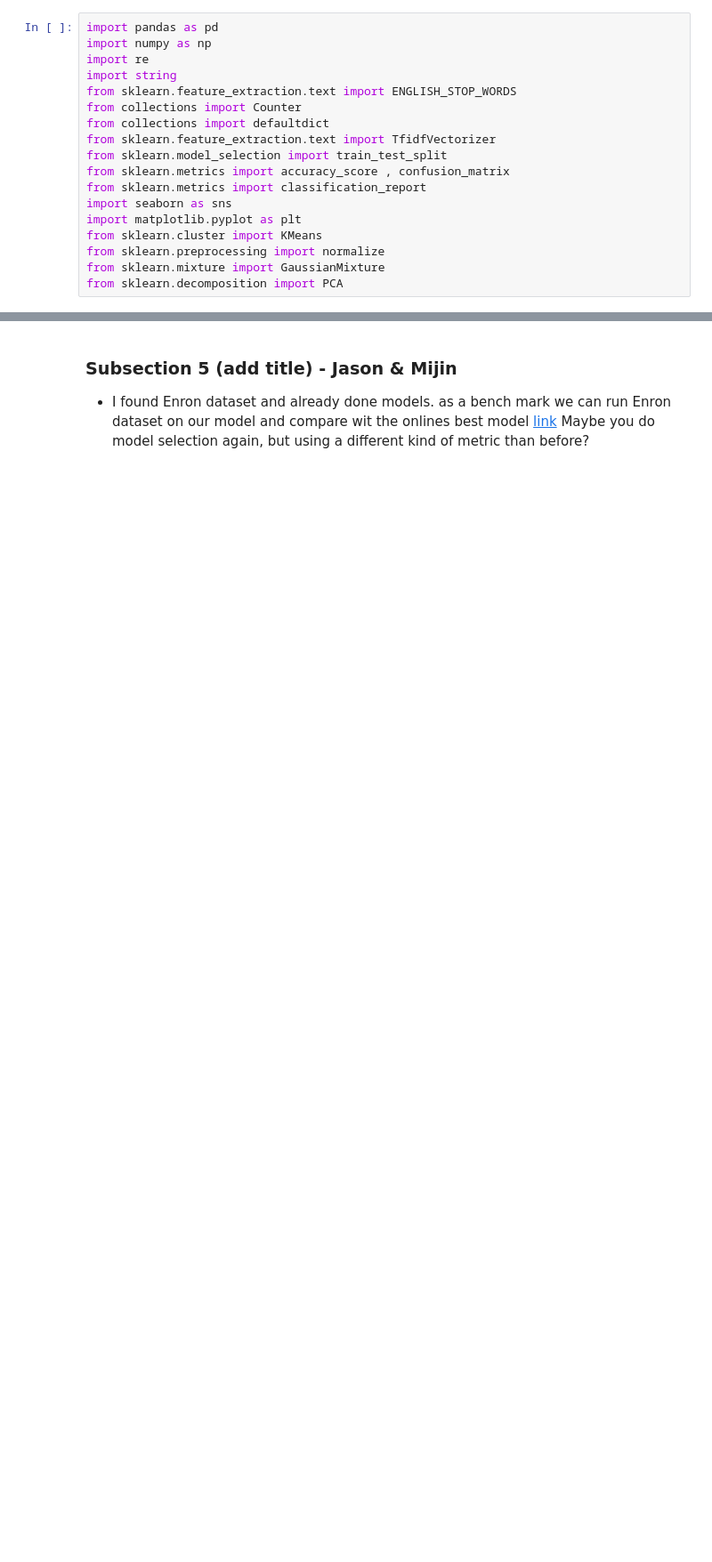
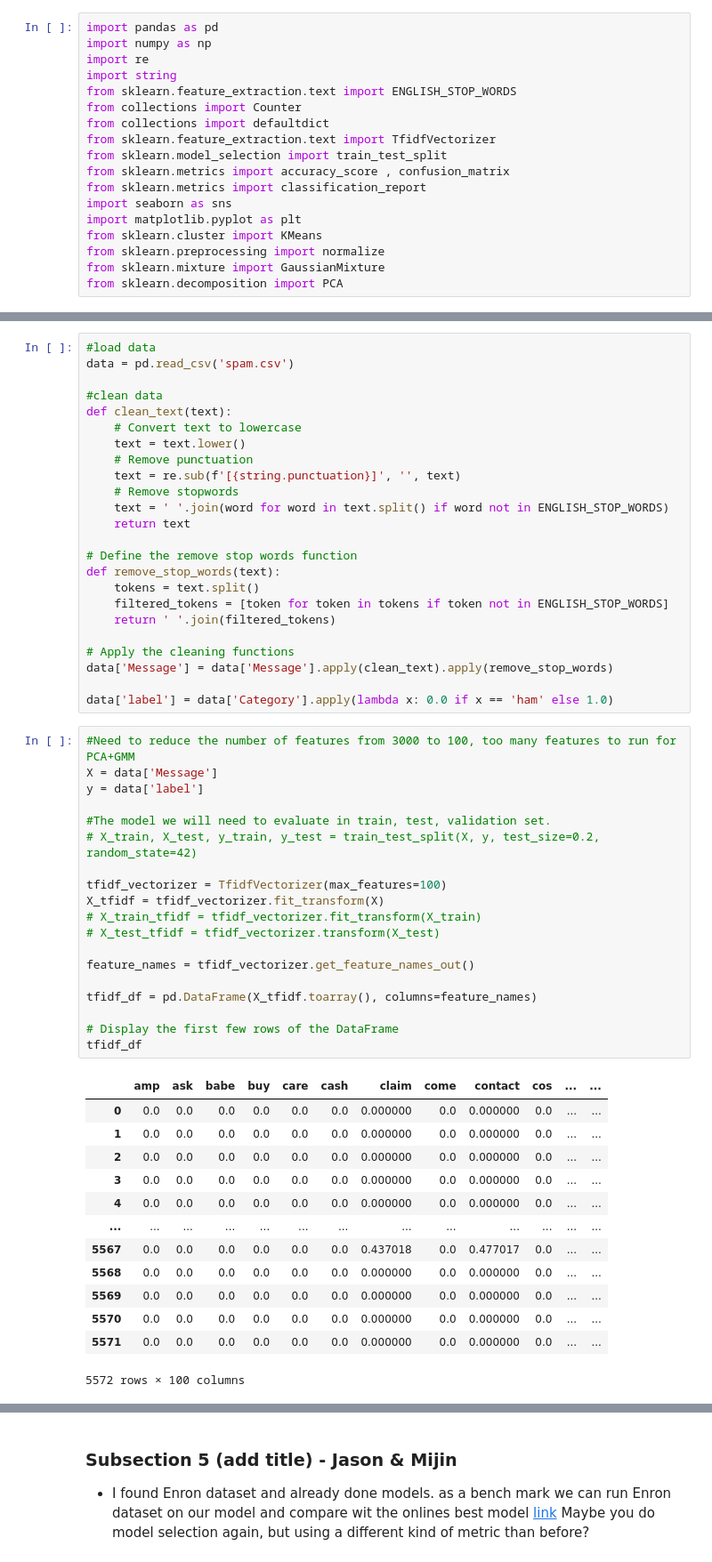
Before and after one commit to bonzonwin/UnsupervisedML_FinalProj, a Jupyter notebook: FinalProject_groupXXX.ipynb, the cells around one changed output, grey strips where cells are left out. Shown: that part at 89% size. Drawn from its saved outputs; the diff is of its cells as text; blank space fills up the shorter version.

```diff
--- a/FinalProject_groupXXX.ipynb
+++ b/FinalProject_groupXXX.ipynb
@@ -121,0 +103,57 @@ Perhaps some exploration of the model selection (hyper-parameters) or algorithm
+# %%
+#load data
+data = pd.read_csv('spam.csv')
+
+#clean data
+def clean_text(text):
+    # Convert text to lowercase
+    text = text.lower()
+    # Remove punctuation
+    text = re.sub(f'[{string.punctuation}]', '', text)
+    # Remove stopwords
+    text = ' '.join(word for word in text.split() if word not in ENGLISH_STOP_WORDS)
+    return text
+
+# Define the remove stop words function
+def remove_stop_words(text):
+    tokens = text.split()
+    filtered_tokens = [token for token in tokens if token not in ENGLISH_STOP_WORDS]
+    return ' '.join(filtered_tokens)
+
+# Apply the cleaning functions
+data['Message'] = data['Message'].apply(clean_text).apply(remove_stop_words)
+
+data['label'] = data['Category'].apply(lambda x: 0.0 if x == 'ham' else 1.0)
+# %%
+#Need to reduce the number of features from 3000 to 100, too many features to run for PCA+GMM
+X = data['Message']
+y = data['label']
+
+#The model we will need to evaluate in train, test, validation set.
+# X_train, X_test, y_train, y_test = train_test_split(X, y, test_size=0.2, random_state=42)
+
+tfidf_vectorizer = TfidfVectorizer(max_features=100)
+X_tfidf = tfidf_vectorizer.fit_transform(X)
+# X_train_tfidf = tfidf_vectorizer.fit_transform(X_train)
+# X_test_tfidf = tfidf_vectorizer.transform(X_test)
+
+feature_names = tfidf_vectorizer.get_feature_names_out()
+
+tfidf_df = pd.DataFrame(X_tfidf.toarray(), columns=feature_names)
+
+# Display the first few rows of the DataFrame
+tfidf_df
+# %% [output]
+|  | amp | ask | babe | buy | care | cash | claim | come | contact | cos | ... | ... |
+| 0 | 0.0 | 0.0 | 0.0 | 0.0 | 0.0 | 0.0 | 0.000000 | 0.0 | 0.000000 | 0.0 | ... | ... |
+| 1 | 0.0 | 0.0 | 0.0 | 0.0 | 0.0 | 0.0 | 0.000000 | 0.0 | 0.000000 | 0.0 | ... | ... |
+| 2 | 0.0 | 0.0 | 0.0 | 0.0 | 0.0 | 0.0 | 0.000000 | 0.0 | 0.000000 | 0.0 | ... | ... |
+| 3 | 0.0 | 0.0 | 0.0 | 0.0 | 0.0 | 0.0 | 0.000000 | 0.0 | 0.000000 | 0.0 | ... | ... |
+| 4 | 0.0 | 0.0 | 0.0 | 0.0 | 0.0 | 0.0 | 0.000000 | 0.0 | 0.000000 | 0.0 | ... | ... |
+| ... | ... | ... | ... | ... | ... | ... | ... | ... | ... | ... | ... | ... |
+| 5567 | 0.0 | 0.0 | 0.0 | 0.0 | 0.0 | 0.0 | 0.437018 | 0.0 | 0.477017 | 0.0 | ... | ... |
+| 5568 | 0.0 | 0.0 | 0.0 | 0.0 | 0.0 | 0.0 | 0.000000 | 0.0 | 0.000000 | 0.0 | ... | ... |
+| 5569 | 0.0 | 0.0 | 0.0 | 0.0 | 0.0 | 0.0 | 0.000000 | 0.0 | 0.000000 | 0.0 | ... | ... |
+| 5570 | 0.0 | 0.0 | 0.0 | 0.0 | 0.0 | 0.0 | 0.000000 | 0.0 | 0.000000 | 0.0 | ... | ... |
+| 5571 | 0.0 | 0.0 | 0.0 | 0.0 | 0.0 | 0.0 | 0.000000 | 0.0 | 0.000000 | 0.0 | ... | ... |
+5572 rows × 100 columns
```
Also changed, not shown: parts of 19 cells of this notebook, 8 other files.
